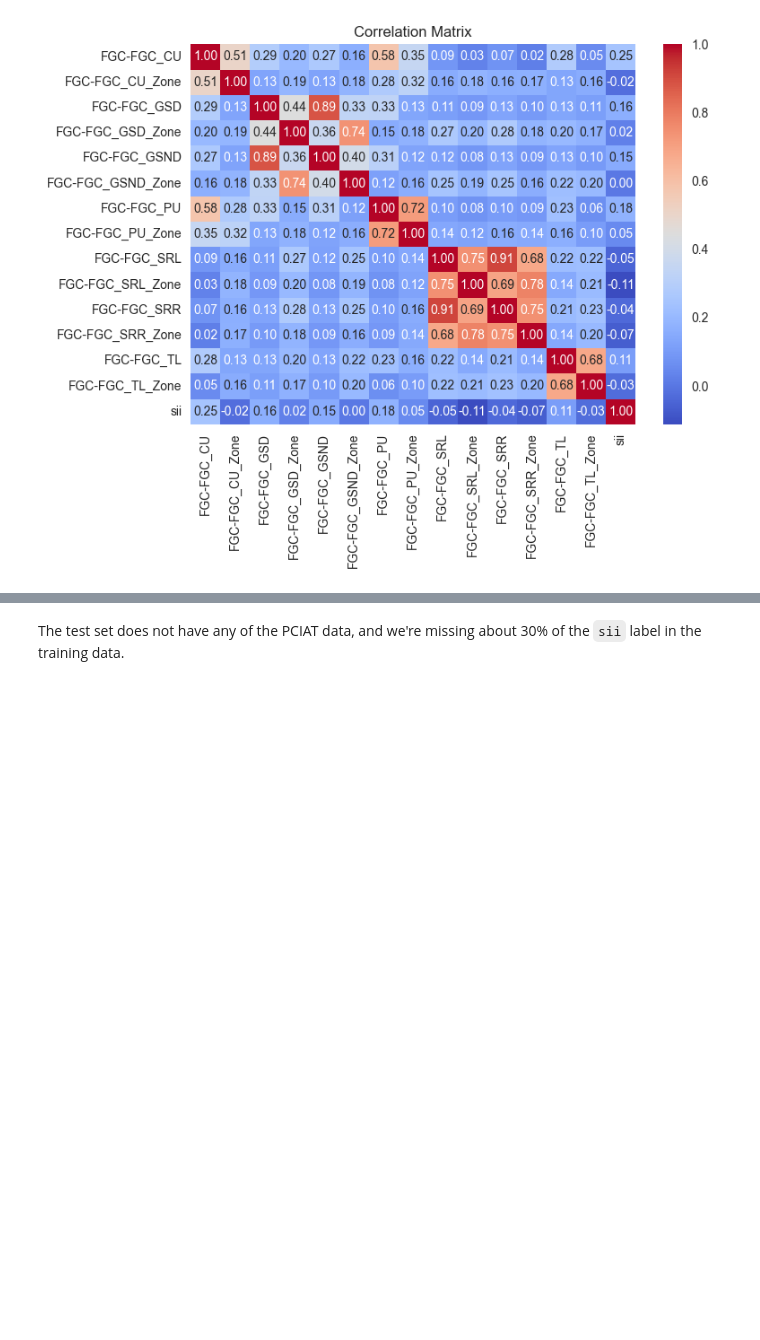
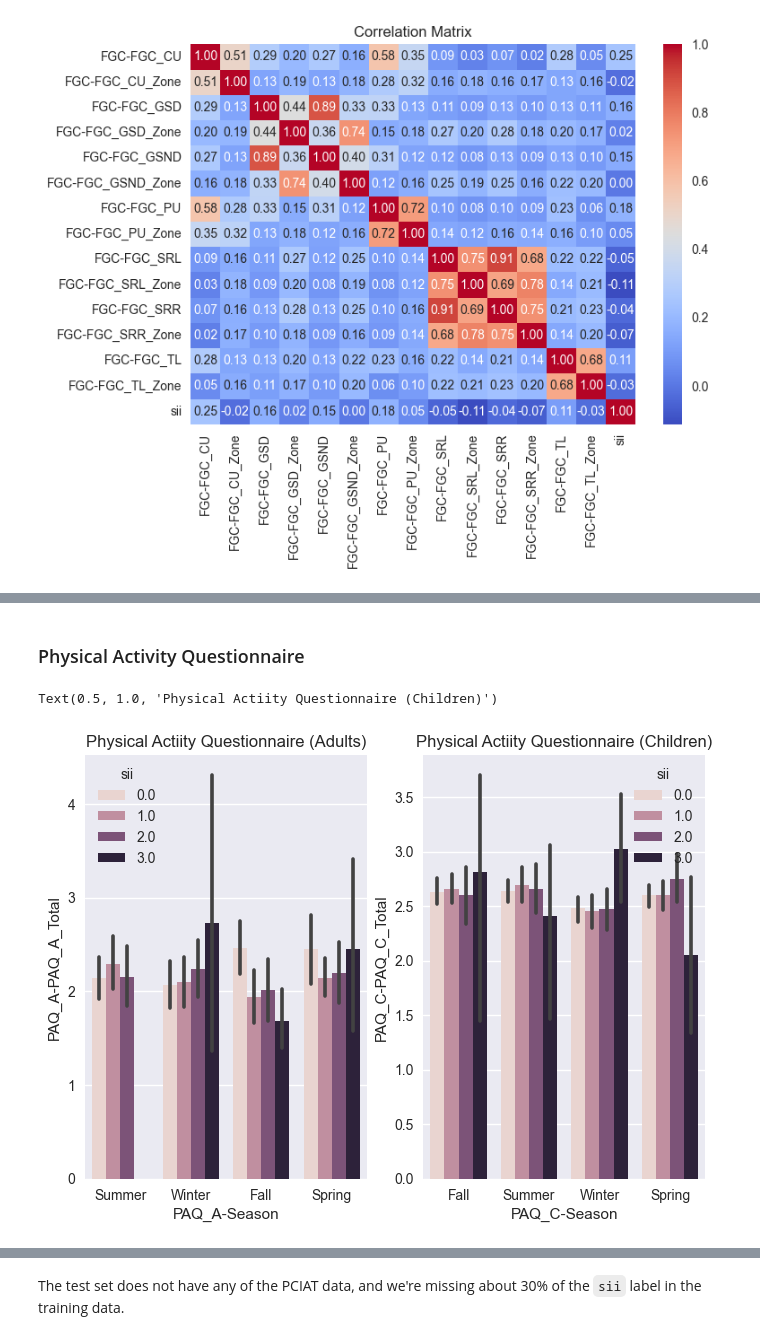
Before and after one commit to crmueller100/child-mind-institute-problematic-internet-use, a Jupyter notebook: predict_severity_impairment_index.ipynb, the cells around one changed output, grey strips where cells are left out. Saved outputs shown, nothing was run; the diff lists cells and outputs as text; code cells hidden in the pictures; blank space fills up the shorter version.

```diff
--- a/predict_severity_impairment_index.ipynb
+++ b/predict_severity_impairment_index.ipynb
@@ -227,0 +242,12 @@ train_df
+# %% [markdown]
+### Physical Activity Questionnaire
+# %%
+fig, axes = plt.subplots(1,2)
+sns.barplot(data=train_df, x='PAQ_A-Season', y='PAQ_A-PAQ_A_Total', hue='sii', ax=axes[0])
+axes[0].set_title('Physical Actiity Questionnaire (Adults)')
+
+sns.barplot(data=train_df, x='PAQ_C-Season', y='PAQ_C-PAQ_C_Total', hue='sii', ax=axes[1])
+axes[1].set_title('Physical Actiity Questionnaire (Children)')
+# %% [output]
+Text(0.5, 1.0, 'Physical Actiity Questionnaire (Children)')
+[figure, added]
```
Also changed, not shown: parts of 14 cells of this notebook.
